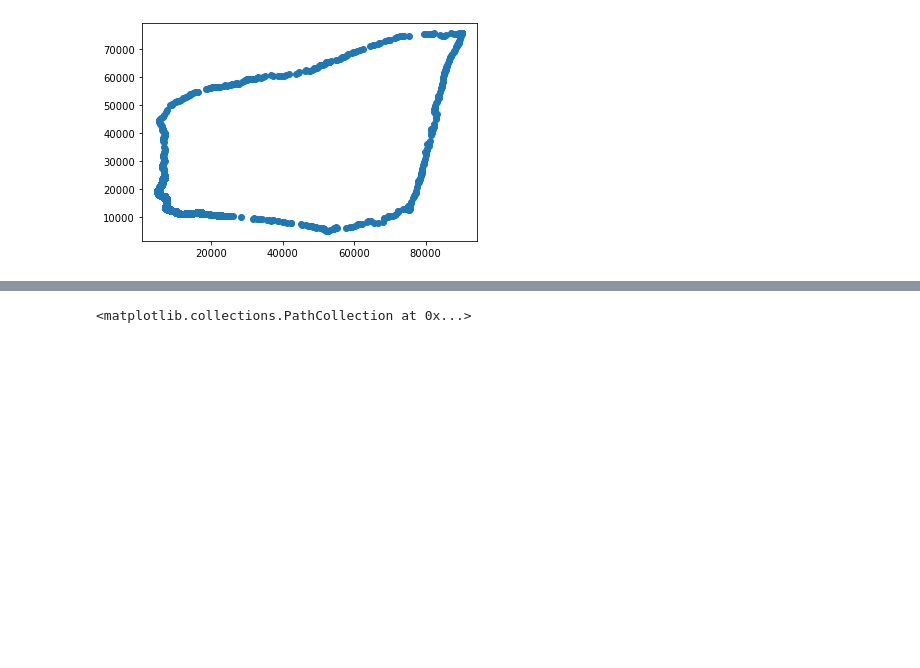
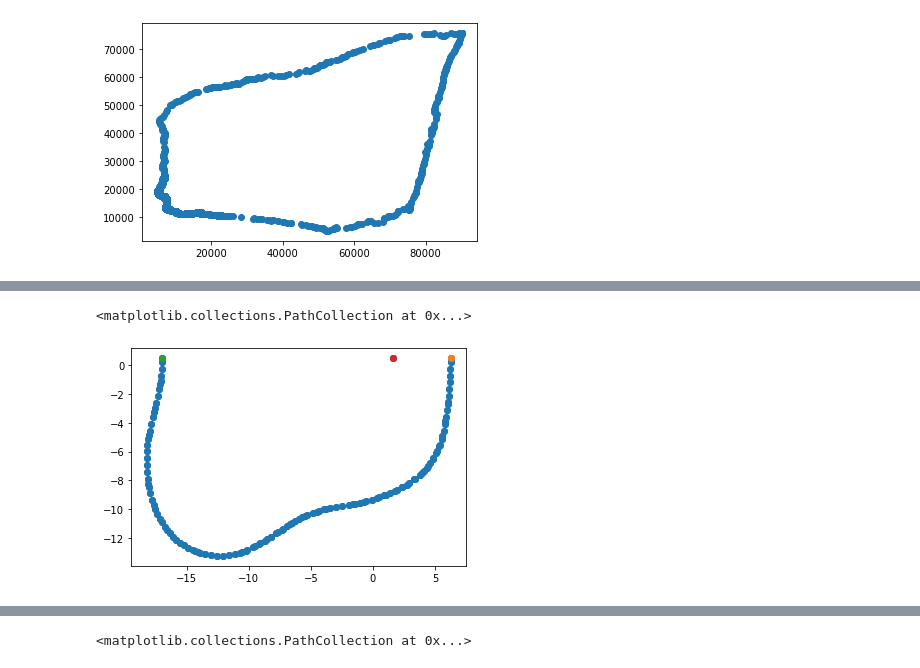
Before and after one commit to AlexHTW/mpi_beleg_4, a Jupyter notebook: registration.ipynb, the cells around one changed output, grey strips where cells are left out. Drawn from its saved outputs; the diff is of its cells as text; code cells hidden in the pictures; blank space fills up the shorter version.

```diff
--- a/registration.ipynb
+++ b/registration.ipynb
@@ -110,0 +114,9 @@ plt.scatter(x_cuts[0], y_cuts[0])
+# %%
+# Schnitt D
+plt.scatter(x_cuts[1], y_cuts[1])
+plt.scatter(x_cuts[1][-4], y_cuts[1][-4])
+plt.scatter(x_cuts[1][-2], y_cuts[1][-2])
+plt.scatter(x_cuts[1][-1], y_cuts[1][-1])
+# %% [output]
+<matplotlib.collections.PathCollection at 0x...>
+[figure, added]
```
Also changed, not shown: parts of 17 cells of this notebook.
